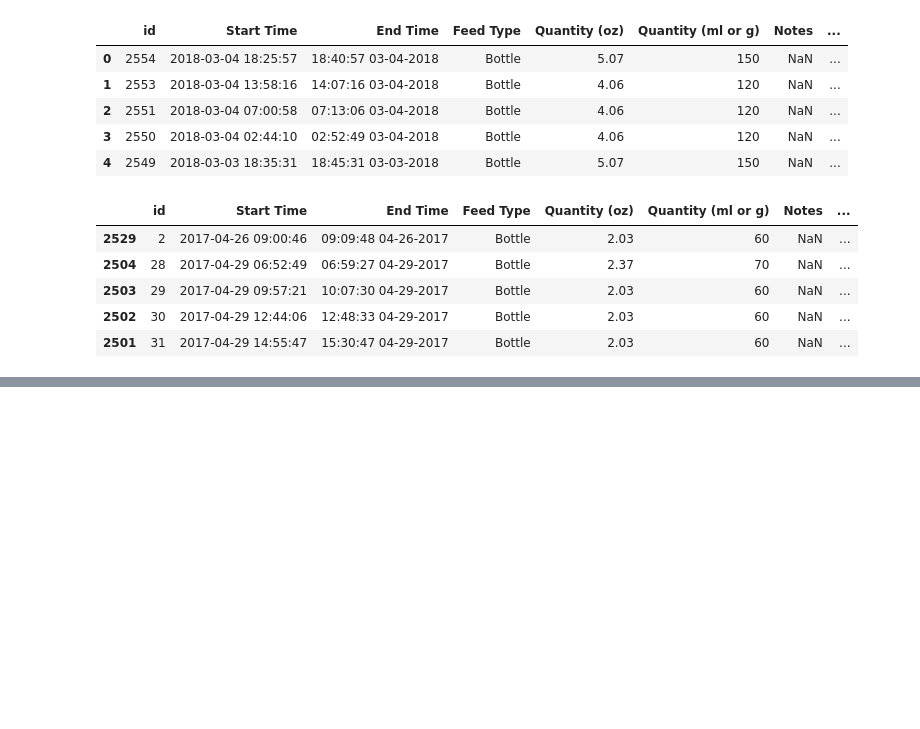
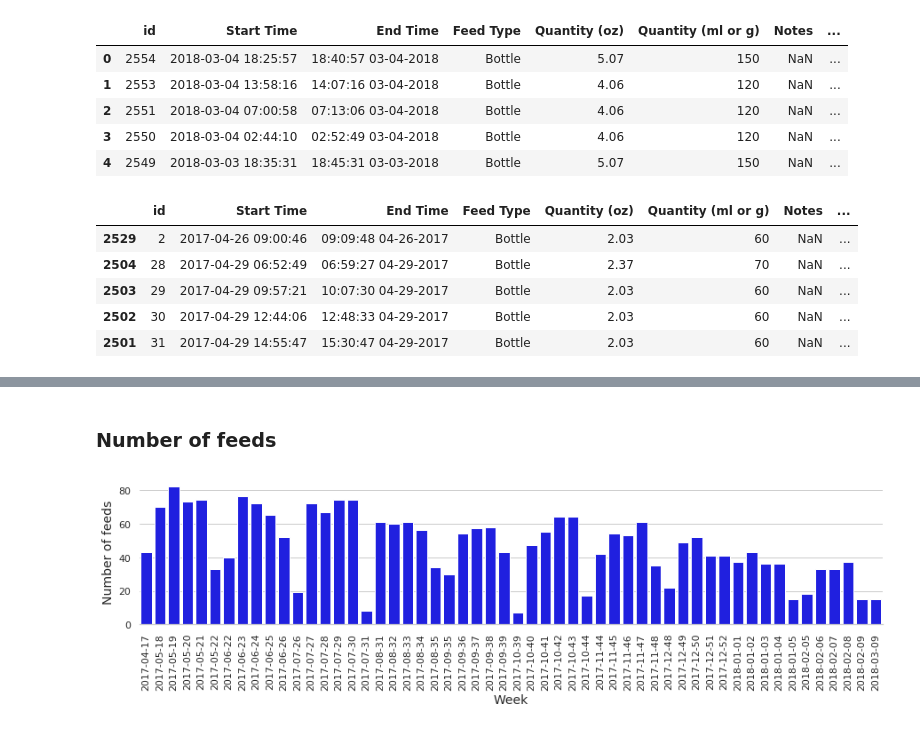
Before and after one commit to GuerrillaAnalytics/prj001-baby, a Jupyter notebook: analytics/001_eda_feeds/001_eda_feeds.ipynb, the cells around one changed output, grey strips where cells are left out. Saved outputs shown, nothing was run; the diff lists cells and outputs as text; code cells hidden in the pictures; blank space fills up the shorter version.

Commit message:
EDA of feed data

```diff
--- a/analytics/001_eda_feeds/001_eda_feeds.ipynb
+++ b/analytics/001_eda_feeds/001_eda_feeds.ipynb
@@ -319,5 +330,5 @@ df_tmp.head(5)
 # %%
-sns.set(rc={'figure.figsize':(15,8.27)})
+sns.set(rc={'figure.figsize':(15,8)})
 sns.set_style('whitegrid')
 
 # Fonts
@@ -326,6 +337,7 @@ matplotlib.rcParams['mathtext.bf'] = 'Arial:bold'
 matplotlib.rcParams['mathtext.it'] = 'Arial:italic'
 
 hue_palette ={"night":"gray","day":"orange"}
+
 
 ax = sns.stripplot(
     x="start_time_yymmww_cln",
@@ -379 +388,26 @@ findfont: Font family ['Arial'] not found. Falling back to DejaVu Sans.
 [figure]
+# %% [markdown]
+### Number of feeds
+# %%
+sns.set(rc={'figure.figsize':(15,3)})
+sns.set_style('whitegrid')
+
+ax2 = sns.countplot(x="start_time_yymmww_cln",color='blue', data=df_tmp)
+
+# Grids and lines
+sns.set_style('whitegrid')
+ax2.spines['right'].set_visible(False)
+sns.despine(left=True,right=True)
+
+# X axis labels
+ax2.set_xlabel('Week',fontsize=14)
+for item in ax2.get_xticklabels():
+    item.set_rotation(90)
+
+# Y axis labels
+ax2.set_ylabel('Number of feeds',fontsize=14)
+#ax.set(yticks=np.arange(start=0,stop=24,step=1))
+
+plt.show()
+# %% [output]
+[figure, added]
```
Also changed, not shown: parts of 5 cells of this notebook.
